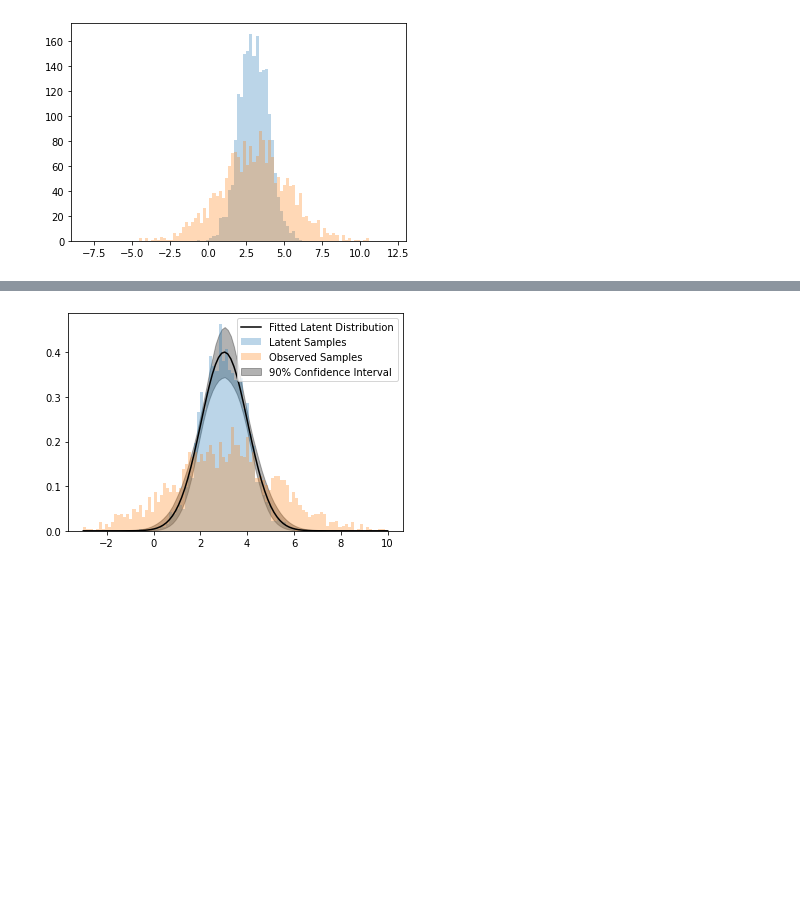
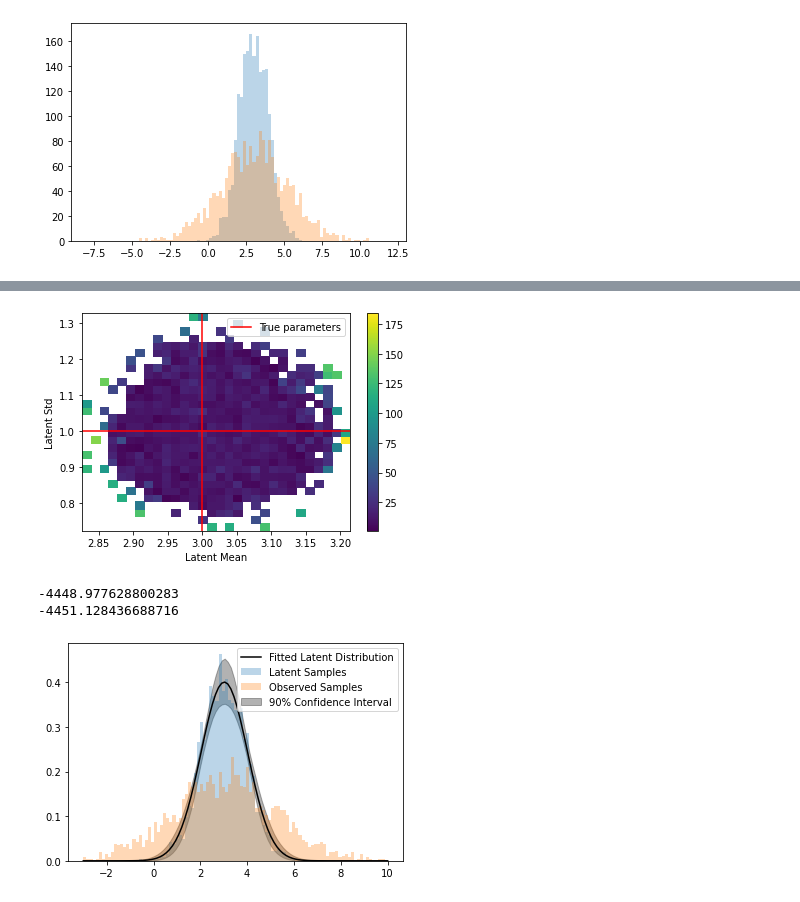
Before and after one commit to sam-bailey/melvin, a Jupyter notebook: examples/gaussian_density_estimation.ipynb, the cells around one changed output, grey strips where cells are left out. Saved outputs shown, nothing was run; the diff lists cells and outputs as text; code cells hidden in the pictures; blank space fills up the shorter version.

```diff
--- a/examples/gaussian_density_estimation.ipynb
+++ b/examples/gaussian_density_estimation.ipynb
@@ -74,3 +77,22 @@ plt.show()
+# %%
+SEED, _seed = random.split(SEED,2)
+importance_samples = gaussian_density_estimator.sample_params(prng_key = _seed, n_samples = 10000, method="gaussian_importance")
+plt.hist2d(importance_samples[:,0], importance_samples[:,1], bins=(30,30), cmin=1)
+plt.axhline(LATENT_STD, color="r", label="True parameters")
+plt.axvline(LATENT_MEAN, color="r")
+plt.xlabel("Latent Mean")
+plt.ylabel("Latent Std")
+plt.colorbar()
+plt.legend()
+plt.show()
+# %% [output]
+[figure, added]
+# %%
+print(gaussian_density_estimator.evaluate_samples(samples))
+print(gaussian_density_estimator.evaluate_samples(importance_samples))
+# %% [output]
+-4448.977628800283
+-4451.128436688716
 # %%
 SEED, _seed = random.split(SEED,2)
 
```
Also changed, not shown: parts of 4 cells of this notebook, 3 other files.
